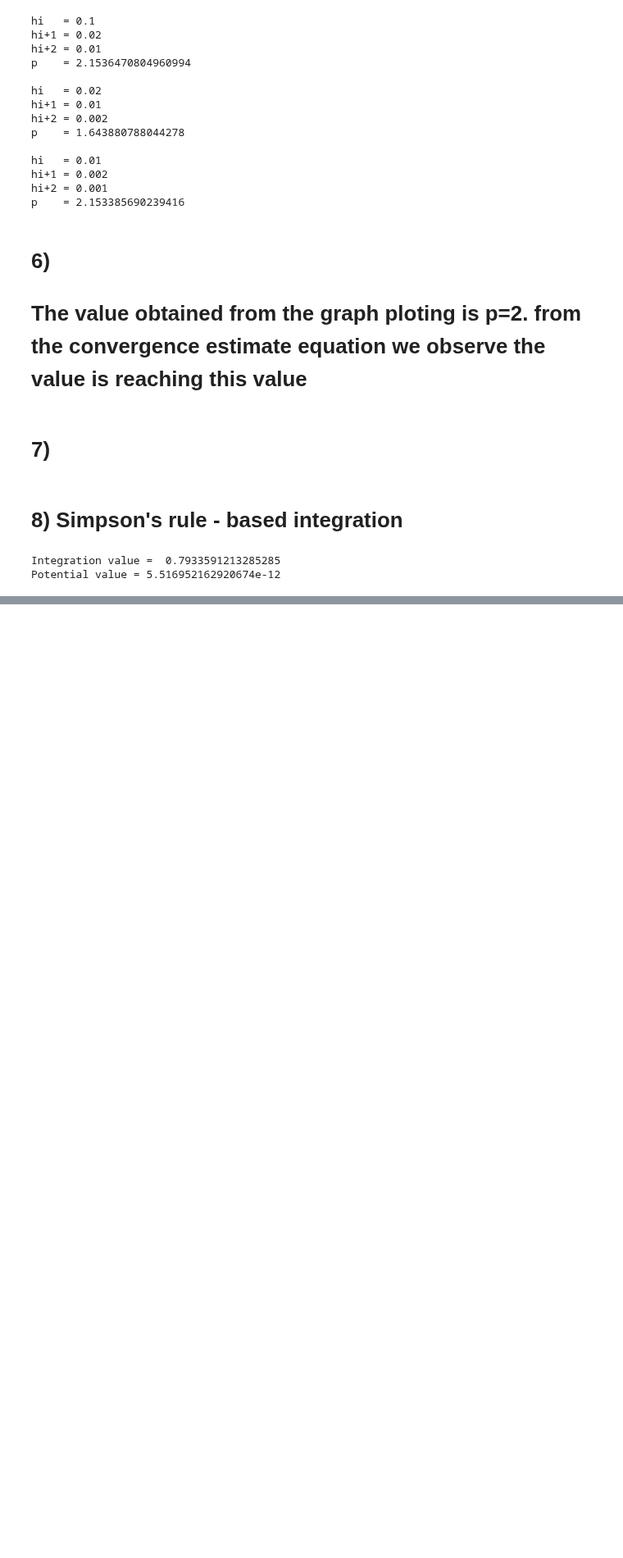
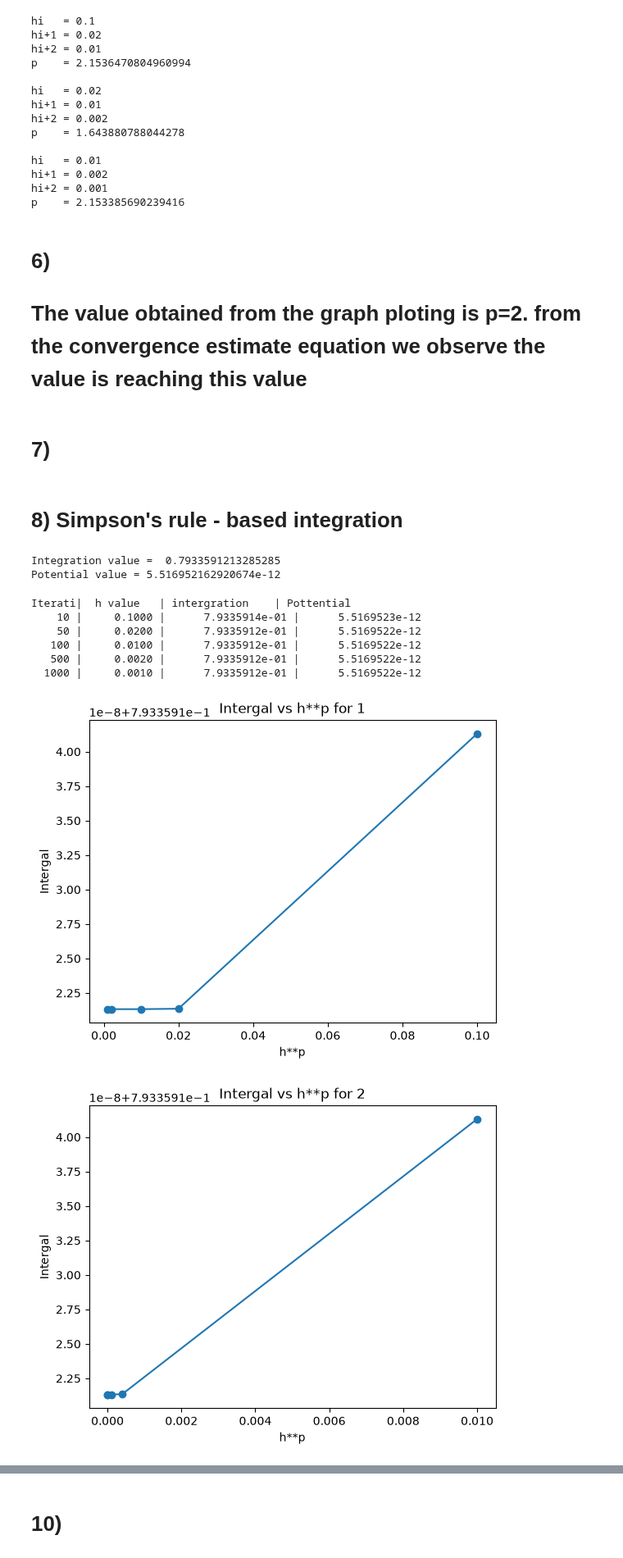
Before and after one commit to pamuduamarasinghe/Computational-Electrodynamics, a Jupyter notebook: CED_01.ipynb, the cells around one changed output, grey strips where cells are left out. Shown at 82% size. Cells and saved outputs as stored; diff of their text form; code cells hidden in the pictures; blank space fills up the shorter version.

```diff
--- a/CED_01.ipynb
+++ b/CED_01.ipynb
@@ -197,3 +197,56 @@ print("Potential value =",V)
 # %% [output]
 Integration value =  0.7933591213285285
 Potential value = 5.516952162920674e-12
+# %%
+n_values = [10,50,100,500,1000]
+h_values=[]
+int_values=[]
+print("Iterati|  h value   | intergration    | Pottential")
+for n in n_values:
+    intergration,h = simpson_int_3d(1,n)
+    V = intergration* (1/4*np.pi*e)
+    h_values.append(h)
+    int_values.append(intergration)
+    print(f"{n:6d} | {h:10.4f} | {intergration:18.7e} | {V:18.7e}")
+
+import matplotlib.pyplot as plt
+#order of convergence
+p_values=[1,2,3,4]
+for p in p_values:
+    h_P= [h**p for h in h_values]
+    plt.scatter(h_P,int_values)
+    plt.plot(h_P,int_values)
+    plt.title(f"Intergal vs h**p for {p}")
+    plt.xlabel("h**p")
+    plt.ylabel("Intergal")
+    plt.show()
+
+
+    #convergence estimate
+
+for i in range(len(h_values) - 2):
+
+    hi = h_values[i]
+    hi1 = h_values[i + 1]
+    hi2 = h_values[i + 2]
+
+    Ii = int_values[i]
+    Ii1 = int_values[i + 1]
+    Ii2 = int_values[i + 2]
+
+    p = np.log(abs((Ii - Ii1) / (Ii1 - Ii2))) / np.log(hi / hi1)
+
+    print()
+    print("hi   =", hi)
+    print("hi+1 =", hi1)
+    print("hi+2 =", hi2)
+    print("p    =", p)
+# %% [output]
+Iterati|  h value   | intergration    | Pottential
+    10 |     0.1000 |      7.9335914e-01 |      5.5169523e-12
+    50 |     0.0200 |      7.9335912e-01 |      5.5169522e-12
+   100 |     0.0100 |      7.9335912e-01 |      5.5169522e-12
+   500 |     0.0020 |      7.9335912e-01 |      5.5169522e-12
+  1000 |     0.0010 |      7.9335912e-01 |      5.5169522e-12
+[figure, added]
+[figure, added]
@@ -199,0 +269,2 @@ Potential value = 5.516952162920674e-12
+# %% [markdown]
+# 10)
```
Also changed, not shown: parts of 2 cells of this notebook.
